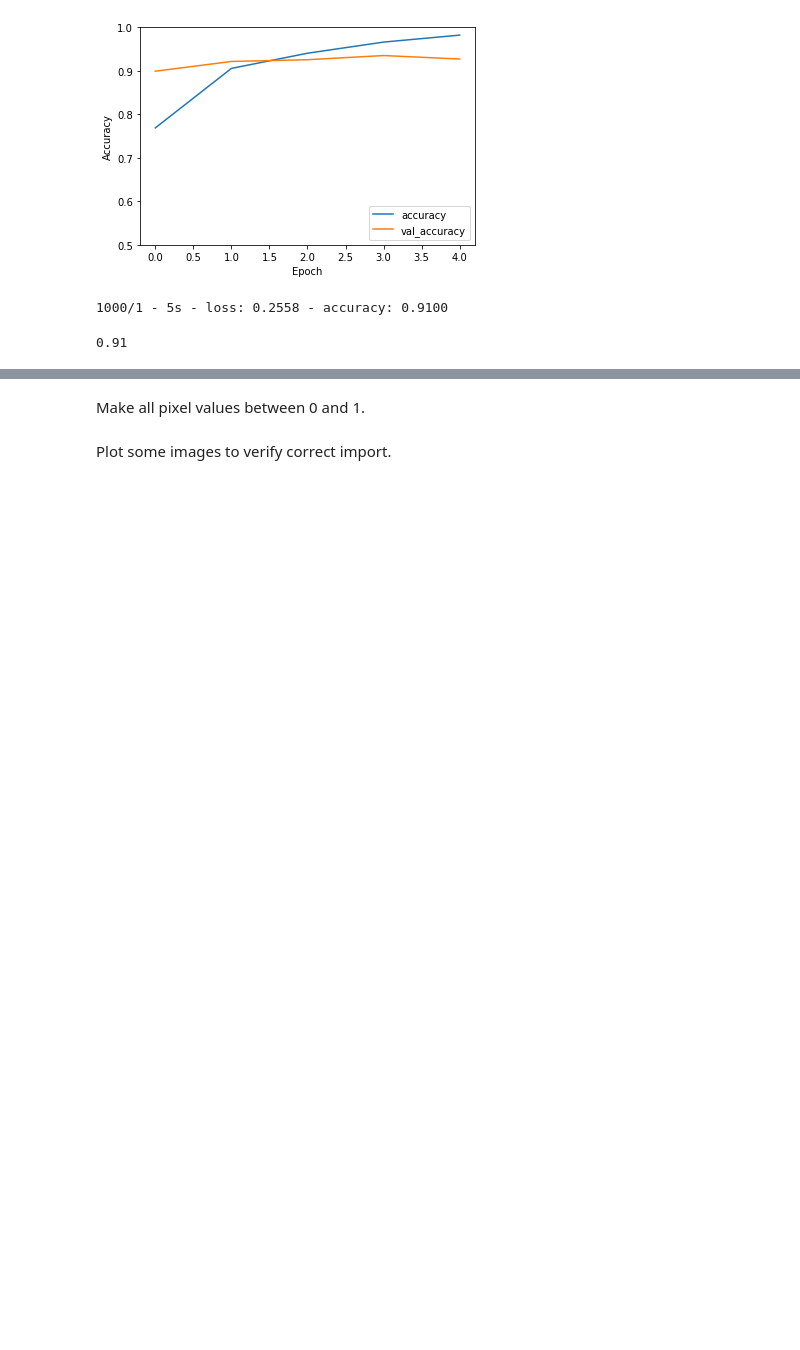
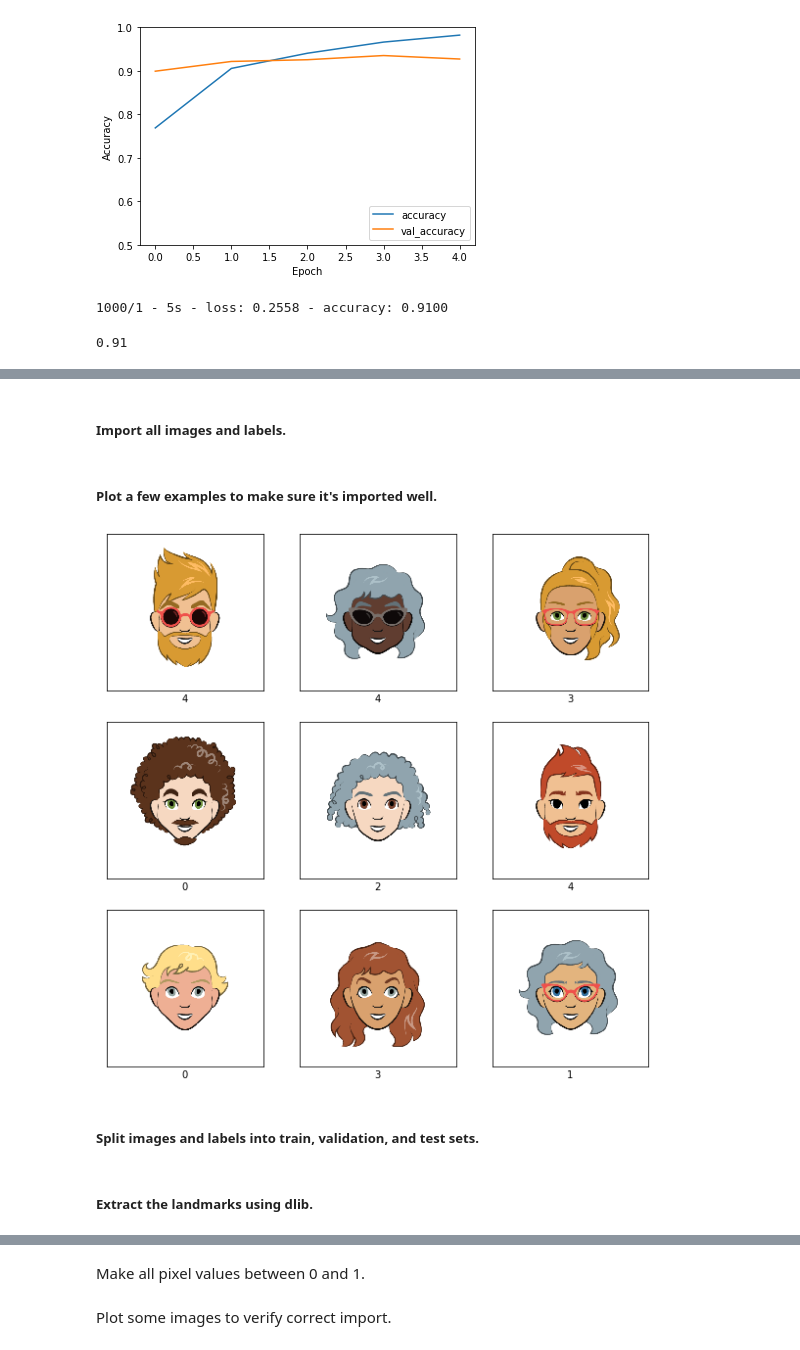
Before and after one commit to KonradChlupka/AMLSassignment19_20, a Jupyter notebook: AMLS_19-20_SN16076397/main_jupyter.ipynb, the cells around one changed output, grey strips where cells are left out. Cells and saved outputs as stored; diff of their text form; code cells hidden in the pictures; blank space fills up the shorter version.

```diff
--- a/AMLS_19-20_SN16076397/main_jupyter.ipynb
+++ b/AMLS_19-20_SN16076397/main_jupyter.ipynb
@@ -386,0 +452,23 @@ sklearn.metrics.accuracy_score(b1_y_validation["face_shape"], b1_model.predict(b
+# %% [markdown]
+##### Import all images and labels.
+# %%
+b1_X_train_raw_images, b1_y_train_raw = load_images_and_labels("cartoon_set", "face_shape")
+b1_X_test_raw_images, b1_y_test_raw = load_images_and_labels("cartoon_set_test", "face_shape")
+# %% [markdown]
+##### Plot a few examples to make sure it's imported well.
+# %%
+plt.figure(figsize=(10, 10))
+
+for i in range(9):
+    plt.subplot(3, 3, i + 1)
+    plt.xticks([])
+    plt.yticks([])
+    plt.grid(False)
+    plt.imshow(b1_X_train_raw_images[i], cmap=plt.cm.binary)
+    plt.xlabel(b1_y_train_raw[i])
+
+plt.show()
+# %% [output]
+[figure, added]
+# %% [markdown]
+##### Split images and labels into train, validation, and test sets.
@@ -386,0 +478,2 @@ sklearn.metrics.accuracy_score(b1_y_validation["face_shape"], b1_model.predict(b
+# %% [markdown]
+##### Extract the landmarks using dlib.
```
Also changed, not shown: parts of 33 cells of this notebook.
